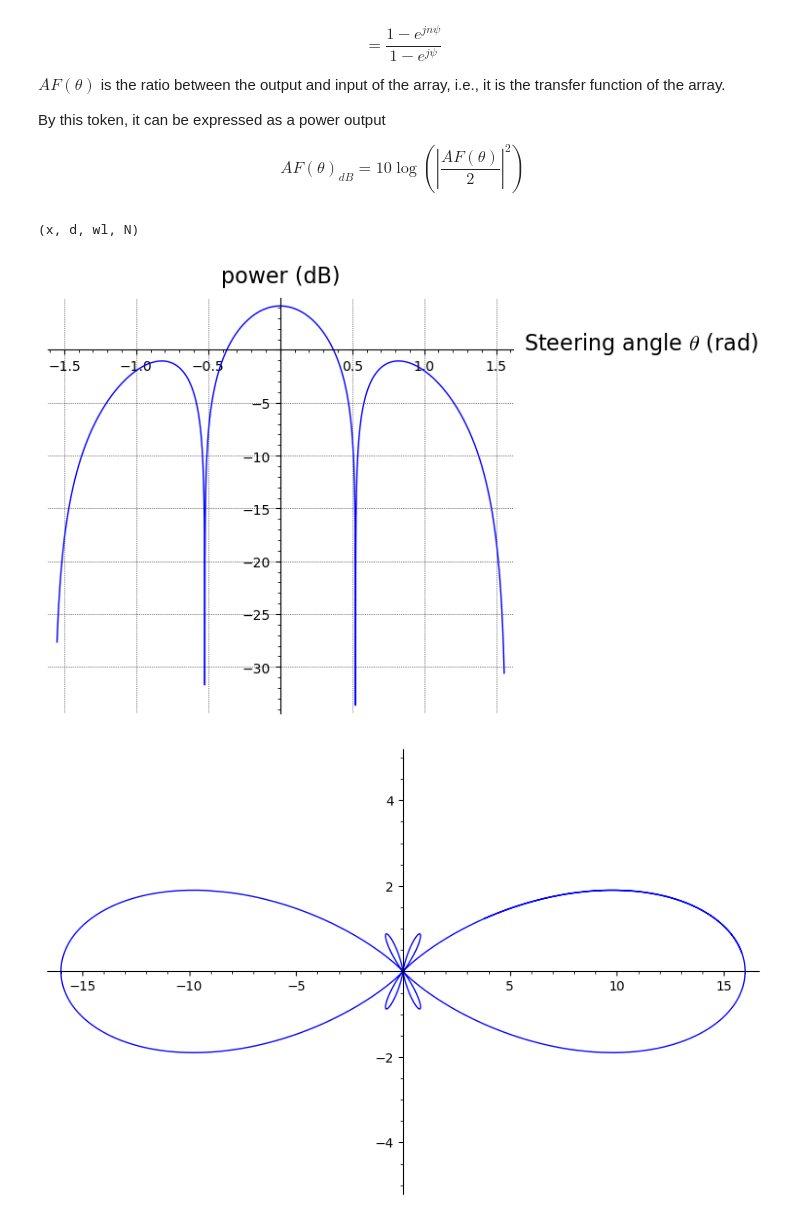
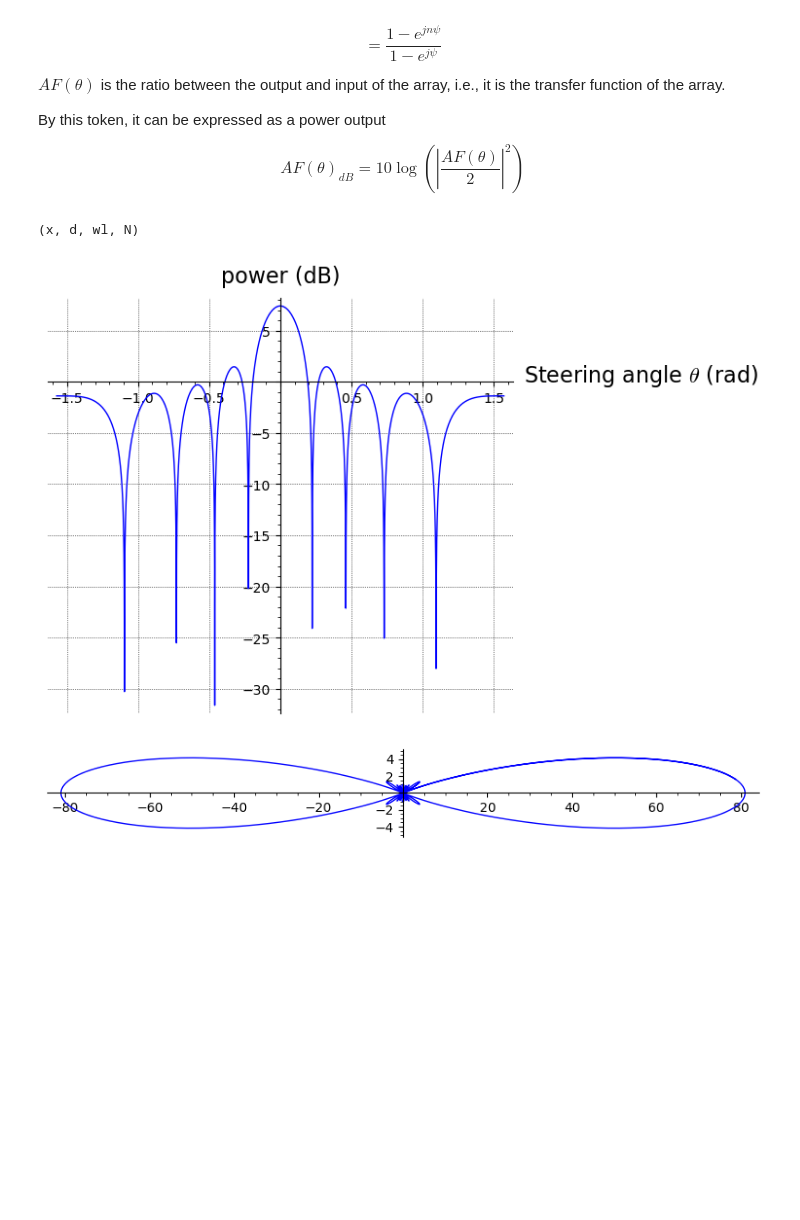
Before and after one commit to delion264/phase_array, a Jupyter notebook: jupyter_notebooks/phase_array.ipynb, the cells around one changed output. Cells and saved outputs as stored; diff of their text form; code cells hidden in the pictures; blank space fills up the shorter version.

```diff
--- a/jupyter_notebooks/phase_array.ipynb
+++ b/jupyter_notebooks/phase_array.ipynb
@@ -65,13 +65,13 @@ from IPython.core.interactiveshell import InteractiveShell
 InteractiveShell.ast_node_interactivity = "all"
 # %%
 var('x, d, wl, N')
-N = 4         #number of array elements
+N = 9         #number of array elements
 d = 0.5*wl    #element spacing
 f(x) = (1 - cos(N*2*pi*(d/wl)*sin(x)))/(1-cos(2*pi*(d/wl)*sin(x)))
 a(x) = log(abs(f(x)/2)^2)
 plot(a(x), (x,-pi/2,pi/2), gridlines=True, axes_labels=['Steering angle $\\theta$ (rad)', 'power (dB)'])
 polar_plot(f(x), (x,0,2.1*pi),ymin=-5,ymax=5, figsize=8, aspect_ratio=2)
 # %% [output]
 (x, d, wl, N)
-[figure, old version]
+[figure, new version]
-[figure, old version]
+[figure, new version]
```
Also changed, not shown: parts of 3 cells of this notebook.
